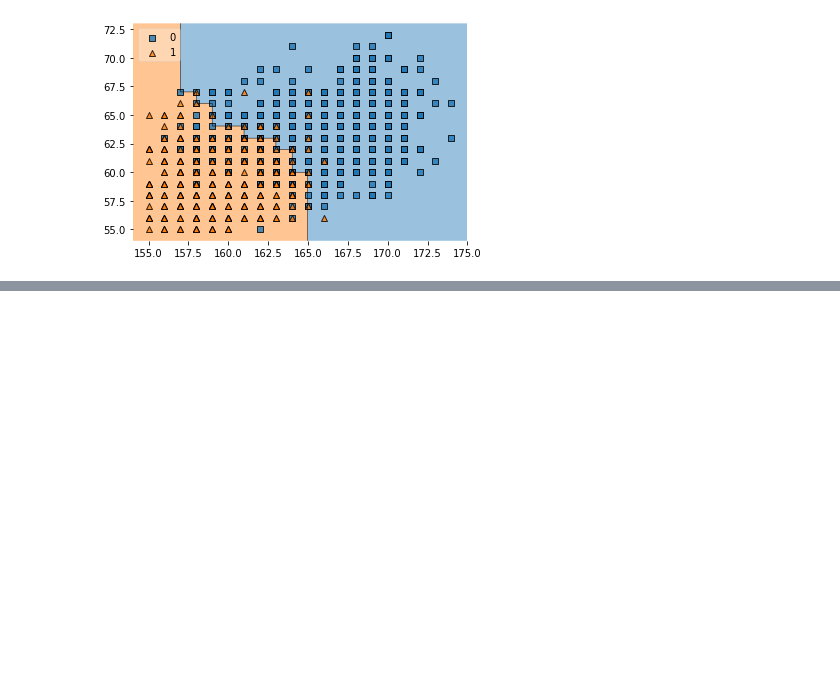
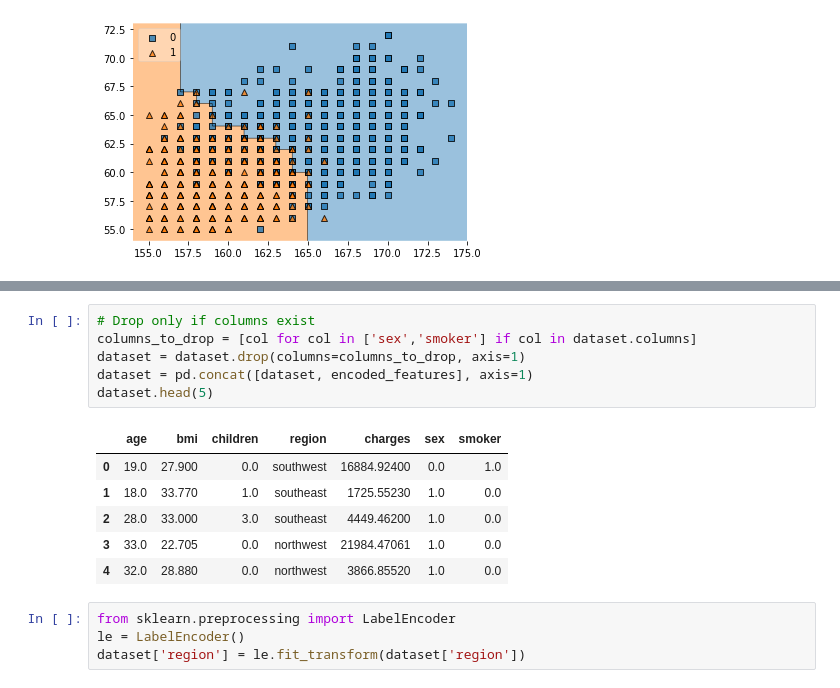
Before and after one commit to MuhammadUzair0786/Non-Linear-Machine-Learning-Model-Building, a Jupyter notebook: K-Nearest-Neighbour-Algorithm.ipynb, the cells around one changed output, grey strips where cells are left out. Saved outputs shown, nothing was run; the diff lists cells and outputs as text; blank space fills up the shorter version.

```diff
--- a/K-Nearest-Neighbour-Algorithm.ipynb
+++ b/K-Nearest-Neighbour-Algorithm.ipynb
@@ -114,0 +218,17 @@ plt.show()
+# %%
+# Drop only if columns exist
+columns_to_drop = [col for col in ['sex','smoker'] if col in dataset.columns]
+dataset = dataset.drop(columns=columns_to_drop, axis=1)
+dataset = pd.concat([dataset, encoded_features], axis=1)
+dataset.head(5)
+# %% [output]
+|  | age | bmi | children | region | charges | sex | smoker |
+| 0 | 19.0 | 27.900 | 0.0 | southwest | 16884.92400 | 0.0 | 1.0 |
+| 1 | 18.0 | 33.770 | 1.0 | southeast | 1725.55230 | 1.0 | 0.0 |
+| 2 | 28.0 | 33.000 | 3.0 | southeast | 4449.46200 | 1.0 | 0.0 |
+| 3 | 33.0 | 22.705 | 0.0 | northwest | 21984.47061 | 1.0 | 0.0 |
+| 4 | 32.0 | 28.880 | 0.0 | northwest | 3866.85520 | 1.0 | 0.0 |
+# %%
+from sklearn.preprocessing import LabelEncoder
+le = LabelEncoder()
+dataset['region'] = le.fit_transform(dataset['region'])
```
Also changed, not shown: parts of 45 cells of this notebook.
